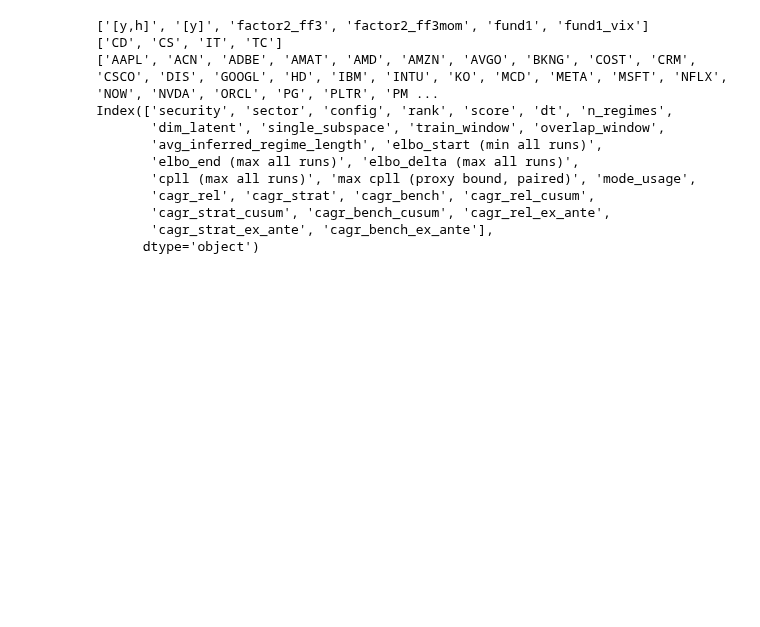
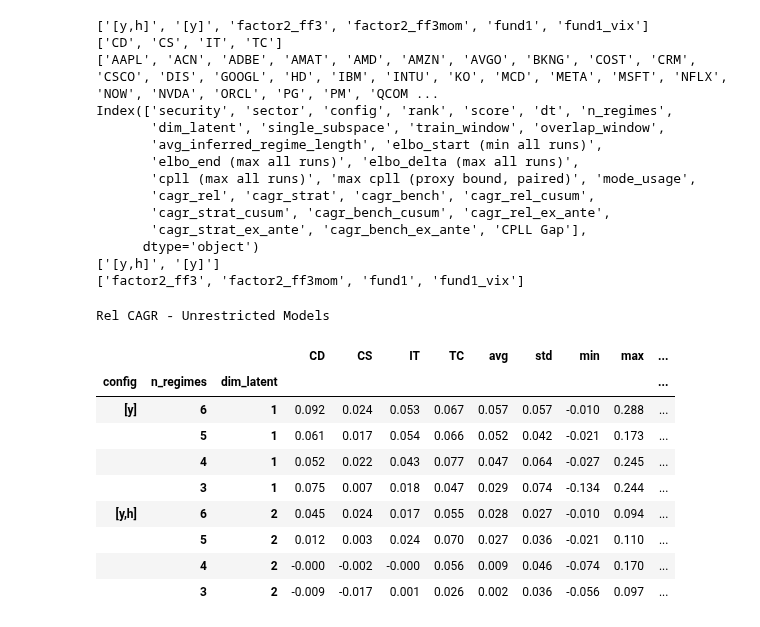
Before and after one commit to chrismader1/SLDS, a Jupyter notebook: rSLDS_analysis.ipynb, the cells around one changed output. Saved outputs shown, nothing was run; the diff lists cells and outputs as text; code cells hidden in the pictures; blank space fills up the shorter version.

```diff
--- a/rSLDS_analysis.ipynb
+++ b/rSLDS_analysis.ipynb
@@ -11,18 +13,28 @@ filename_static = '/Users/chrismader/Python/SLDS/Data/static_data.csv'
 res = pd.read_csv(filename_results)
 static = pd.read_csv(filename_static, usecols=[0,1,2])
 # %%
-# prep data
+# Prep data
 res['sector'] = res['security'].map(static.set_index('Ticker')['SectorID'])
+res['CPLL Gap'] = res['max cpll (proxy bound, paired)'] - res['cpll (max all runs)']
 res.insert(res.columns.get_loc('security') + 1, 'sector', res.pop('sector'))
+res = res[np.isfinite(pd.to_numeric(res['cagr_rel_ex_ante'], errors='coerce'))].copy()
 res = res[np.isfinite(pd.to_numeric(res['score'], errors='coerce'))].copy()
+
 print(list(np.unique(res.config)))
 print(list(np.unique(res.sector)))
 print(list(np.unique(res.security)))
 print(res.columns)
+
+# Settings
+configs = np.unique(res.config)
+unrestricted = [x for x in configs if x.startswith('[')]
+restricted = [x for x in configs if not x.startswith('[')]
+print(unrestricted)
+print(restricted)
 # %% [output]
 ['[y,h]', '[y]', 'factor2_ff3', 'factor2_ff3mom', 'fund1', 'fund1_vix']
 ['CD', 'CS', 'IT', 'TC']
-['AAPL', 'ACN', 'ADBE', 'AMAT', 'AMD', 'AMZN', 'AVGO', 'BKNG', 'COST', 'CRM', 'CSCO', 'DIS', 'GOOGL', 'HD', 'IBM', 'INTU', 'KO', 'MCD', 'META', 'MSFT', 'NFLX', 'NOW', 'NVDA', 'ORCL', 'PG', 'PLTR', 'PM ...
+['AAPL', 'ACN', 'ADBE', 'AMAT', 'AMD', 'AMZN', 'AVGO', 'BKNG', 'COST', 'CRM', 'CSCO', 'DIS', 'GOOGL', 'HD', 'IBM', 'INTU', 'KO', 'MCD', 'META', 'MSFT', 'NFLX', 'NOW', 'NVDA', 'ORCL', 'PG', 'PM', 'QCOM ...
 Index(['security', 'sector', 'config', 'rank', 'score', 'dt', 'n_regimes',
        'dim_latent', 'single_subspace', 'train_window', 'overlap_window',
        'avg_inferred_regime_length', 'elbo_start (min all runs)',
@@ -30,5 +42,7 @@ Index(['security', 'sector', 'config', 'rank', 'score', 'dt', 'n_regimes',
        'cpll (max all runs)', 'max cpll (proxy bound, paired)', 'mode_usage',
        'cagr_rel', 'cagr_strat', 'cagr_bench', 'cagr_rel_cusum',
        'cagr_strat_cusum', 'cagr_bench_cusum', 'cagr_rel_ex_ante',
-       'cagr_strat_ex_ante', 'cagr_bench_ex_ante'],
+       'cagr_strat_ex_ante', 'cagr_bench_ex_ante', 'CPLL Gap'],
       dtype='object')
+['[y,h]', '[y]']
+['factor2_ff3', 'factor2_ff3mom', 'fund1', 'fund1_vix']
@@ -35,29 +117,19 @@ Index(['security', 'sector', 'config', 'rank', 'score', 'dt', 'n_regimes',
 # %%
-# Model performance
-
-idx = ['config','n_regimes','dim_latent']
-sector_cols = sorted(res['sector'].unique())
-
-# sector means
-pt = (res.pivot_table(index=idx, columns='sector', values='score', aggfunc='mean')
-        .sort_index().reindex(sector_cols, axis=1))
-
-# true stats across ALL securities (not avg of sectors)
-stats = (res.groupby(idx)['score']
-           .agg(avg='mean', std='std', min='min', max='max'))
-stats['range'] = stats['max'] - stats['min']
-
-# join, order, sort
-finite_mask = np.isfinite(pt.to_numpy()).all(axis=1)
-pt_sel = (pt.loc[finite_mask]
-            .join(stats, how='left')
-            .loc[:, sector_cols + ['avg','std','min','max','range']]
-            .sort_values('avg', ascending=False))
-
-# style
-styled = (pt_sel.style
-           .format('{:.3f}')
-           .background_gradient(cmap='RdBu', vmin=-0.1, vmax=0.1,
-                                subset=sector_cols + ['avg'])
-           .highlight_null())
-styled
+# Model performance - unrestricted
+df_unrestr = res[res['config'].isin(unrestricted)]
+styled_unrestr, base_idx_unrestr, cols_tail_unrestr, cols_all_unrestr = performance(df_unrestr, 'cagr_rel_ex_ante')
+styled_unrestr.set_caption("Rel CAGR - Unrestricted Models")
+styled_unrestr.set_table_styles(CAPTION_CSS, overwrite=False)
+styled_unrestr
+# %% [output]
+Rel CAGR - Unrestricted Models
+|  |  |  | CD | CS | IT | TC | avg | std | min | max | ... |
+| config | n_regimes | dim_latent |  |  |  |  |  |  |  |  | ... |
+| [y] | 6 | 1 | 0.092 | 0.024 | 0.053 | 0.067 | 0.057 | 0.057 | -0.010 | 0.288 | ... |
+|  | 5 | 1 | 0.061 | 0.017 | 0.054 | 0.066 | 0.052 | 0.042 | -0.021 | 0.173 | ... |
+|  | 4 | 1 | 0.052 | 0.022 | 0.043 | 0.077 | 0.047 | 0.064 | -0.027 | 0.245 | ... |
+|  | 3 | 1 | 0.075 | 0.007 | 0.018 | 0.047 | 0.029 | 0.074 | -0.134 | 0.244 | ... |
+| [y,h] | 6 | 2 | 0.045 | 0.024 | 0.017 | 0.055 | 0.028 | 0.027 | -0.010 | 0.094 | ... |
+|  | 5 | 2 | 0.012 | 0.003 | 0.024 | 0.070 | 0.027 | 0.036 | -0.021 | 0.110 | ... |
+|  | 4 | 2 | -0.000 | -0.002 | -0.000 | 0.056 | 0.009 | 0.046 | -0.074 | 0.170 | ... |
+|  | 3 | 2 | -0.009 | -0.017 | 0.001 | 0.026 | 0.002 | 0.036 | -0.056 | 0.097 | ... |
```
Also changed, not shown: parts of 10 cells of this notebook, 5 other files.
